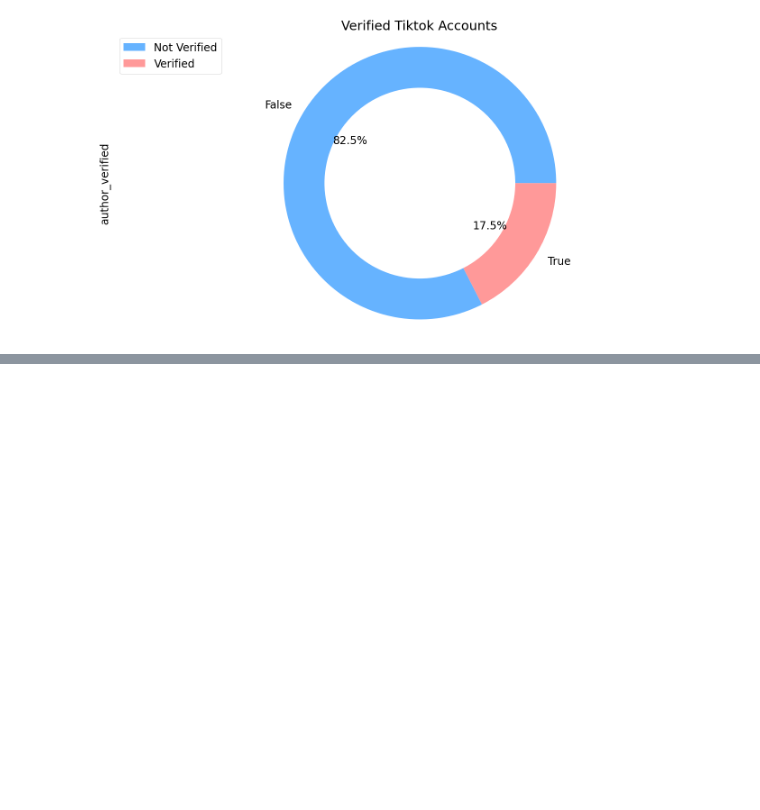
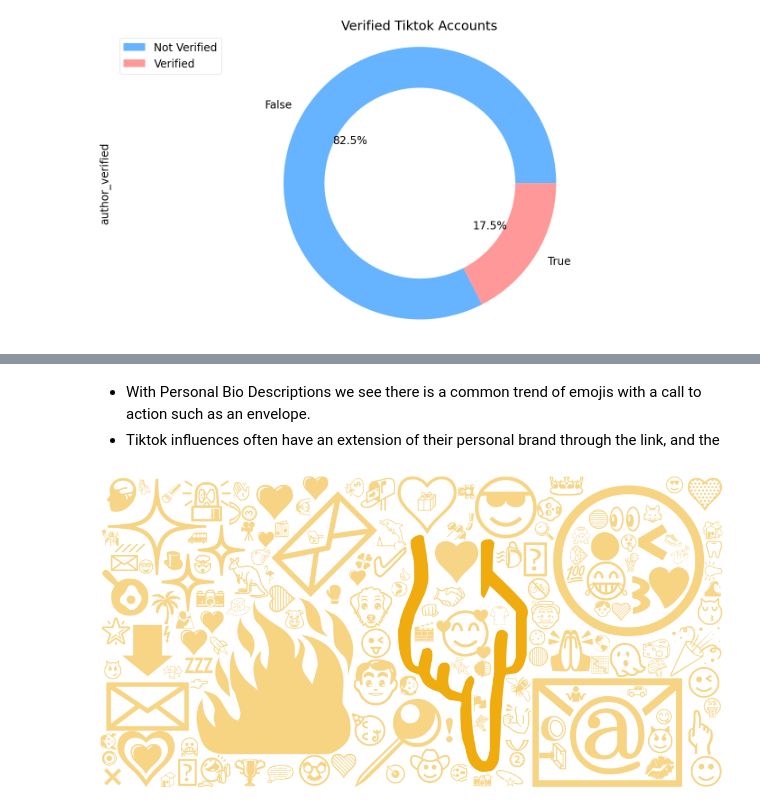
Before and after one commit to incalescence/open-data, a Jupyter notebook: tiktok_presentation.ipynb, the cells around one changed output, grey strips where cells are left out. Saved outputs shown, nothing was run; the diff lists cells and outputs as text; code cells hidden in the pictures; blank space fills up the shorter version.

```diff
--- a/tiktok_presentation.ipynb
+++ b/tiktok_presentation.ipynb
@@ -243,0 +315,15 @@ plt.show()
+# %% [markdown]
+- With Personal Bio Descriptions we see there is a common trend of emojis with a call to action such as an envelope.
+- Tiktok influences often have an extension of their personal brand through the link, and the
+# %%
+# make a emoji cloud for author_signature
+bio = tiktok_data['author_signature']
+emoji_string2 = ''
+for row in bio:
+    for word in str(row):
+        if is_emoji(word):
+            emoji_string2 += word
+emoji_cloud2 = EmojiCloud(font_path='./Symbola.otf')
+emoji_cloud2.generate(emoji_string2)
+# %% [output]
+[figure, added]
```
Also changed, not shown: parts of 6 cells of this notebook, 1 other file.
